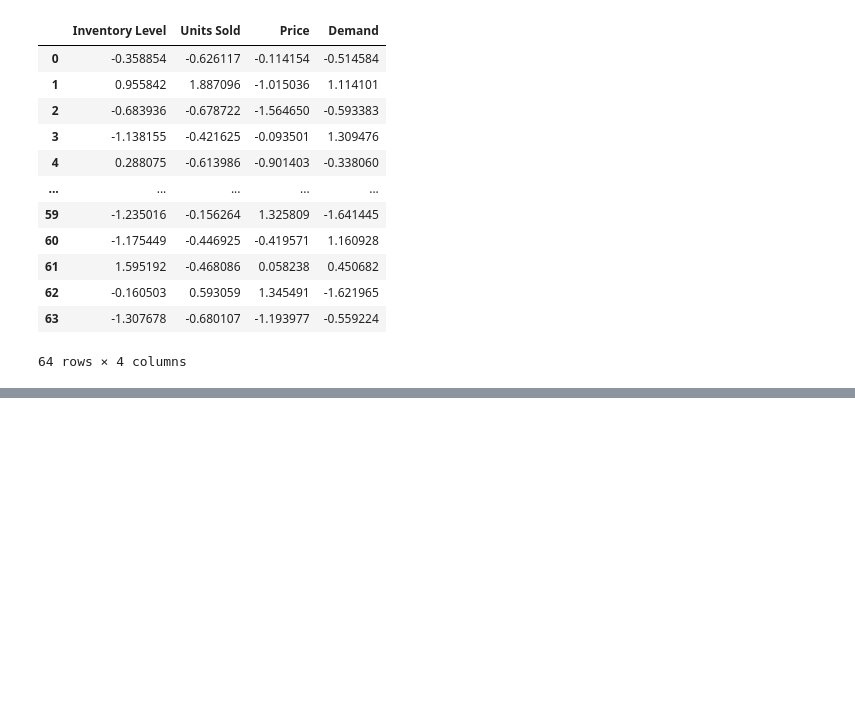
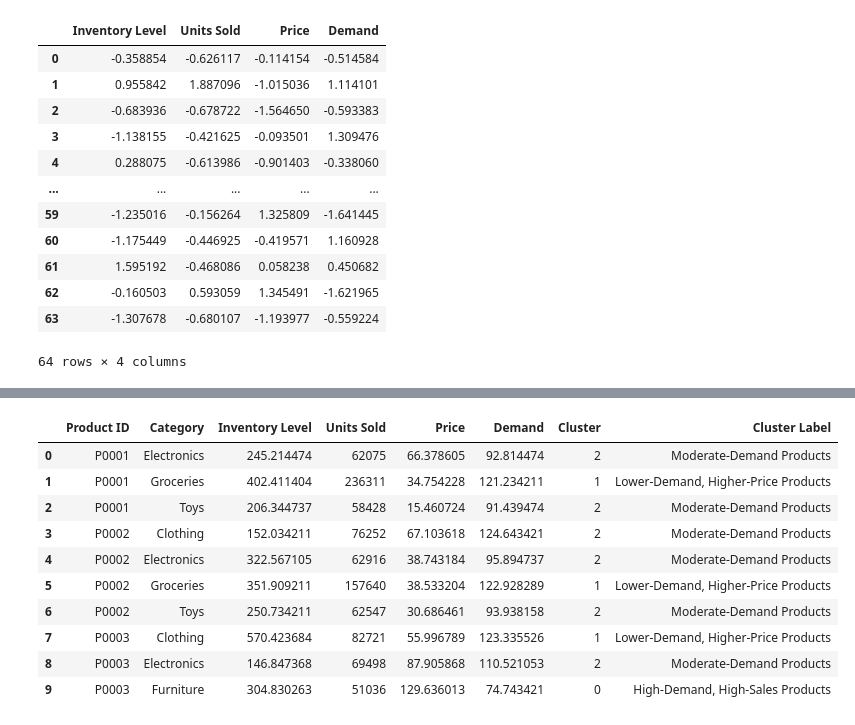
Before and after one commit to bhabanisipu/Inventory_Product_Grouping_System, a Jupyter notebook: notebooks/inventory_experiment.ipynb, the cells around one changed output, grey strips where cells are left out. Cells and saved outputs as stored; diff of their text form; code cells hidden in the pictures; blank space fills up the shorter version.

```diff
--- a/notebooks/inventory_experiment.ipynb
+++ b/notebooks/inventory_experiment.ipynb
@@ -328,0 +358,13 @@ ValueError: Grouper and axis must be same length
+# %%
+from sklearn.cluster import KMeans
+
+kmeans = KMeans(
+    n_clusters=3,
+    init="k-means++",
+    random_state=42,
+    n_init=10
+)
+
+kmeans.fit(x_scaled)
+
+print("K-Means model trained successfully!")
@@ -328,0 +373,6 @@ ValueError: Grouper and axis must be same length
+# %%
+# Predict the cluster for each product
+product_df["Cluster"] = kmeans.predict(x_scaled)
+
+# Display products with their assigned clusters
+product_df.head(10)
@@ -328,0 +407,31 @@ ValueError: Grouper and axis must be same length
+# %%
+cluster_labels = {
+    0: "High-Demand, High-Sales Products",
+    1: "Lower-Demand, Higher-Price Products",
+    2: "Moderate-Demand Products"
+}
+
+product_df["Cluster Label"] = product_df["Cluster"].map(cluster_labels)
+
+product_df[[
+    "Product ID",
+    "Category",
+    "Inventory Level",
+    "Units Sold",
+    "Price",
+    "Demand",
+    "Cluster",
+    "Cluster Label"
+]].head(10)
+# %% [output]
+|  | Product ID | Category | Inventory Level | Units Sold | Price | Demand | Cluster | Cluster Label |
+| 0 | P0001 | Electronics | 245.214474 | 62075 | 66.378605 | 92.814474 | 2 | Moderate-Demand Products |
+| 1 | P0001 | Groceries | 402.411404 | 236311 | 34.754228 | 121.234211 | 1 | Lower-Demand, Higher-Price Products |
+| 2 | P0001 | Toys | 206.344737 | 58428 | 15.460724 | 91.439474 | 2 | Moderate-Demand Products |
+| 3 | P0002 | Clothing | 152.034211 | 76252 | 67.103618 | 124.643421 | 2 | Moderate-Demand Products |
+| 4 | P0002 | Electronics | 322.567105 | 62916 | 38.743184 | 95.894737 | 2 | Moderate-Demand Products |
+| 5 | P0002 | Groceries | 351.909211 | 157640 | 38.533204 | 122.928289 | 1 | Lower-Demand, Higher-Price Products |
+| 6 | P0002 | Toys | 250.734211 | 62547 | 30.686461 | 93.938158 | 2 | Moderate-Demand Products |
+| 7 | P0003 | Clothing | 570.423684 | 82721 | 55.996789 | 123.335526 | 1 | Lower-Demand, Higher-Price Products |
+| 8 | P0003 | Electronics | 146.847368 | 69498 | 87.905868 | 110.521053 | 2 | Moderate-Demand Products |
+| 9 | P0003 | Furniture | 304.830263 | 51036 | 129.636013 | 74.743421 | 0 | High-Demand, High-Sales Products |
```
Also changed, not shown: parts of 5 cells of this notebook.
